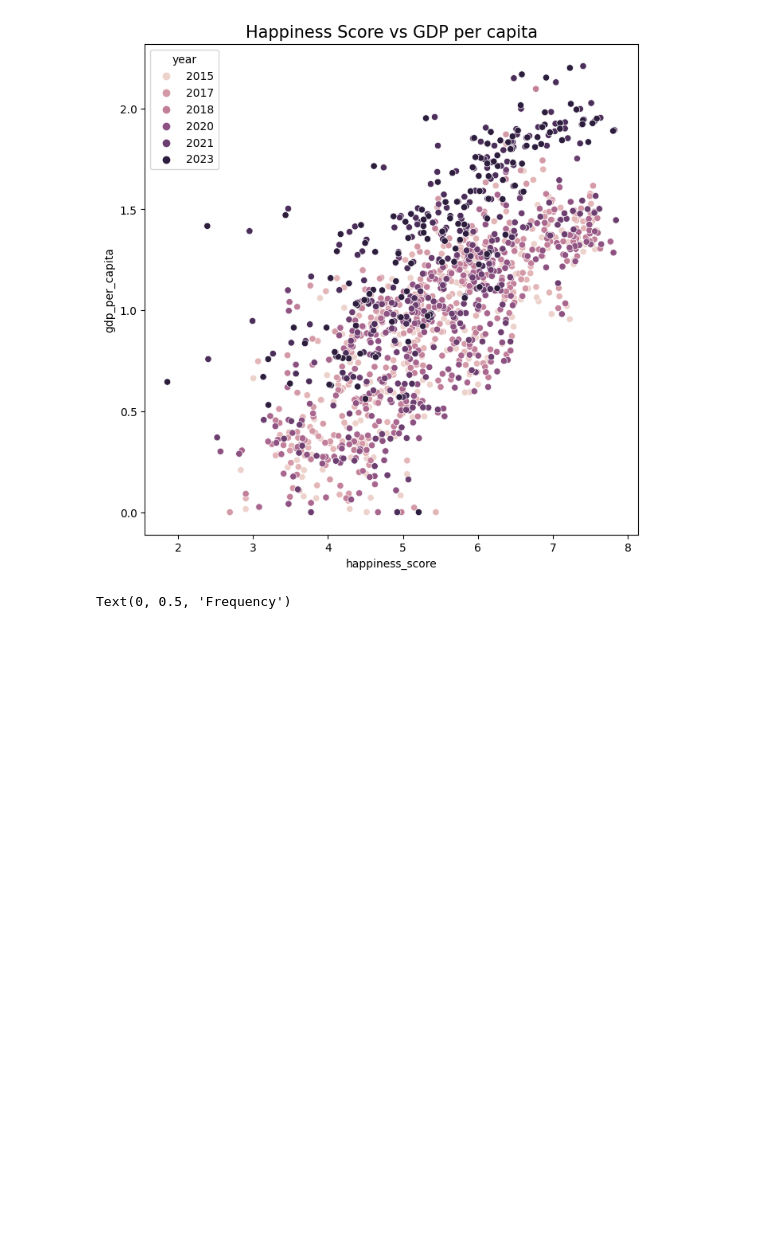
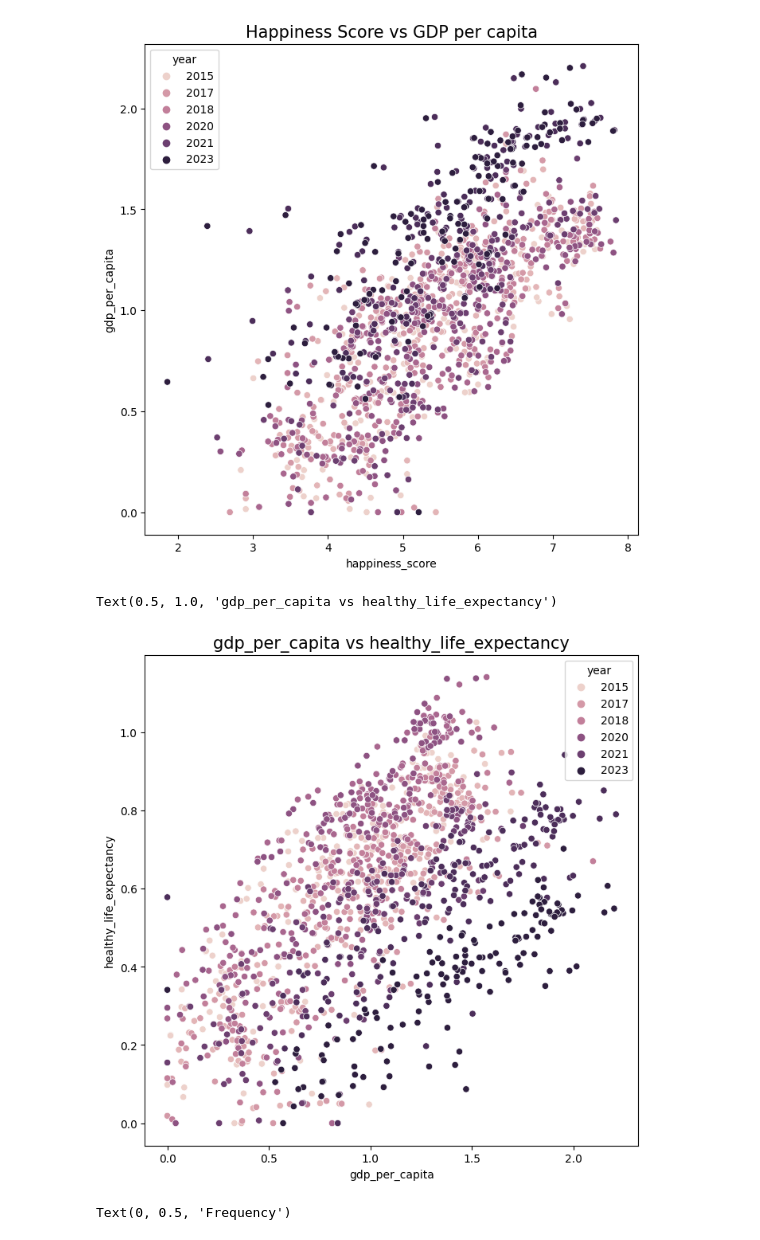
Before and after one commit to malakyoussef1/IDS2, a Jupyter notebook: happy/IDS2.ipynb, the cells around one changed output. Drawn from its saved outputs; the diff is of its cells as text; code cells hidden in the pictures; blank space fills up the shorter version.

```diff
--- a/happy/IDS2.ipynb
+++ b/happy/IDS2.ipynb
@@ -103,6 +103,13 @@ plt.title("Happiness Score vs GDP per capita", fontsize=15)
 # %% [output]
 Text(0.5, 1.0, 'Happiness Score vs GDP per capita')
 [figure]
+# %%
+plt.figure(figsize=(8, 8))
+sb.scatterplot(data=df, x='gdp_per_capita', y='healthy_life_expectancy', hue='year')
+plt.title("gdp_per_capita vs healthy_life_expectancy", fontsize=15)
+# %% [output]
+Text(0.5, 1.0, 'gdp_per_capita vs healthy_life_expectancy')
+[figure, added]
 # %%
 plt.figure(figsize=(10,5))
 sb.histplot(df['happiness_score'])
```
